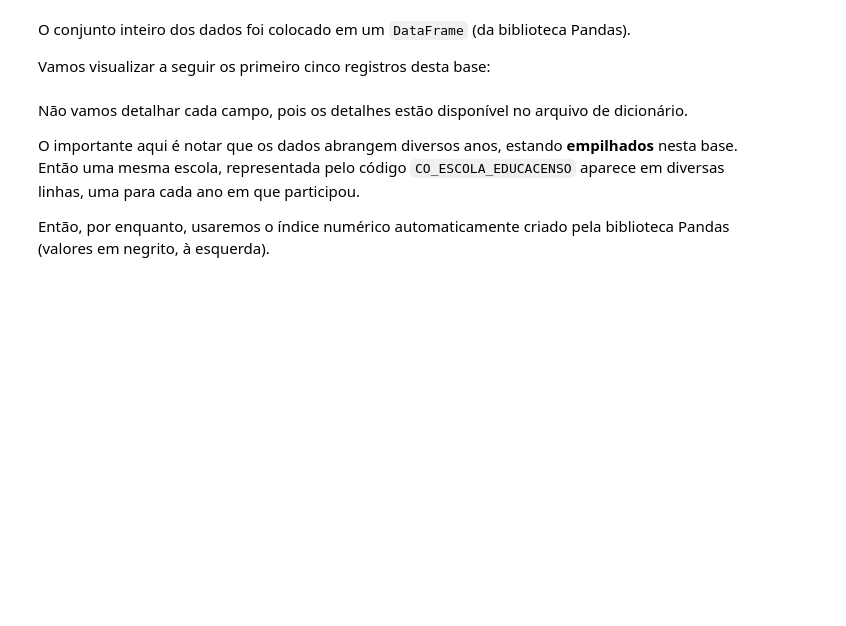
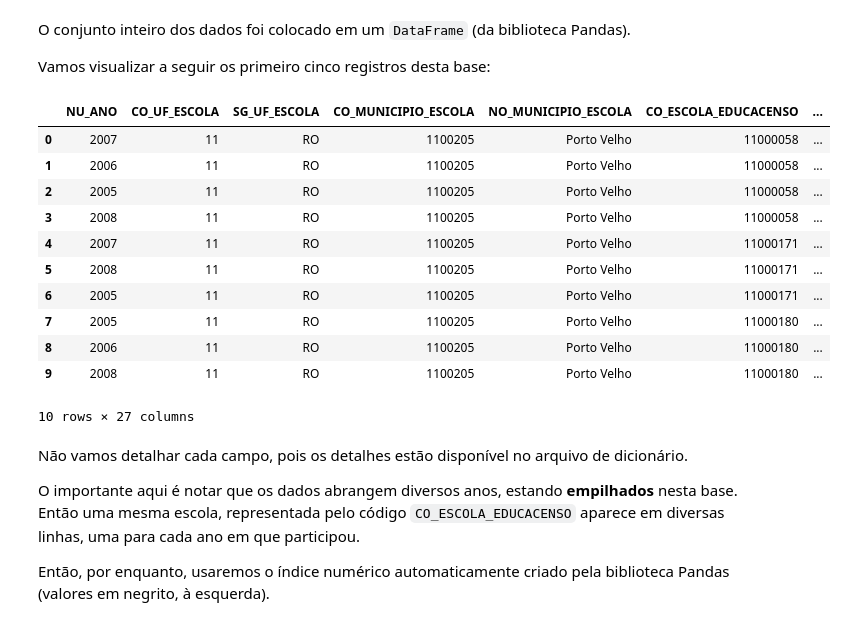
Before and after one commit to atejap05/pos_data_science_furg, a Jupyter notebook: disciplinas/Machine_Learning_I/tarefas/dados_enem/Furg_ECD_09_Machine_Learning_I_Tarefa_Dados_do_ENEM.ipynb, the cells around one changed output. Drawn from its saved outputs; the diff is of its cells as text; code cells hidden in the pictures; blank space fills up the shorter version.

```diff
--- a/disciplinas/Machine_Learning_I/tarefas/dados_enem/Furg_ECD_09_Machine_Learning_I_Tarefa_Dados_do_ENEM.ipynb
+++ b/disciplinas/Machine_Learning_I/tarefas/dados_enem/Furg_ECD_09_Machine_Learning_I_Tarefa_Dados_do_ENEM.ipynb
@@ -61,7 +69,20 @@ O conjunto inteiro dos dados foi colocado em um `DataFrame` (da biblioteca Panda
 
 Vamos visualizar a seguir os primeiro cinco registros desta base:
 # %%
-enem_original.head(5)
+enem_original.head(10)
+# %% [output]
+|  | NU_ANO | CO_UF_ESCOLA | SG_UF_ESCOLA | CO_MUNICIPIO_ESCOLA | NO_MUNICIPIO_ESCOLA | CO_ESCOLA_EDUCACENSO | ... |
+| 0 | 2007 | 11 | RO | 1100205 | Porto Velho | 11000058 | ... |
+| 1 | 2006 | 11 | RO | 1100205 | Porto Velho | 11000058 | ... |
+| 2 | 2005 | 11 | RO | 1100205 | Porto Velho | 11000058 | ... |
+| 3 | 2008 | 11 | RO | 1100205 | Porto Velho | 11000058 | ... |
+| 4 | 2007 | 11 | RO | 1100205 | Porto Velho | 11000171 | ... |
+| 5 | 2008 | 11 | RO | 1100205 | Porto Velho | 11000171 | ... |
+| 6 | 2005 | 11 | RO | 1100205 | Porto Velho | 11000171 | ... |
+| 7 | 2005 | 11 | RO | 1100205 | Porto Velho | 11000180 | ... |
+| 8 | 2006 | 11 | RO | 1100205 | Porto Velho | 11000180 | ... |
+| 9 | 2008 | 11 | RO | 1100205 | Porto Velho | 11000180 | ... |
+10 rows × 27 columns
 # %% [markdown]
 Não vamos detalhar cada campo, pois os detalhes estão disponível no arquivo de dicionário.
 
```
Also changed, not shown: parts of 37 cells of this notebook, 1 other file.
